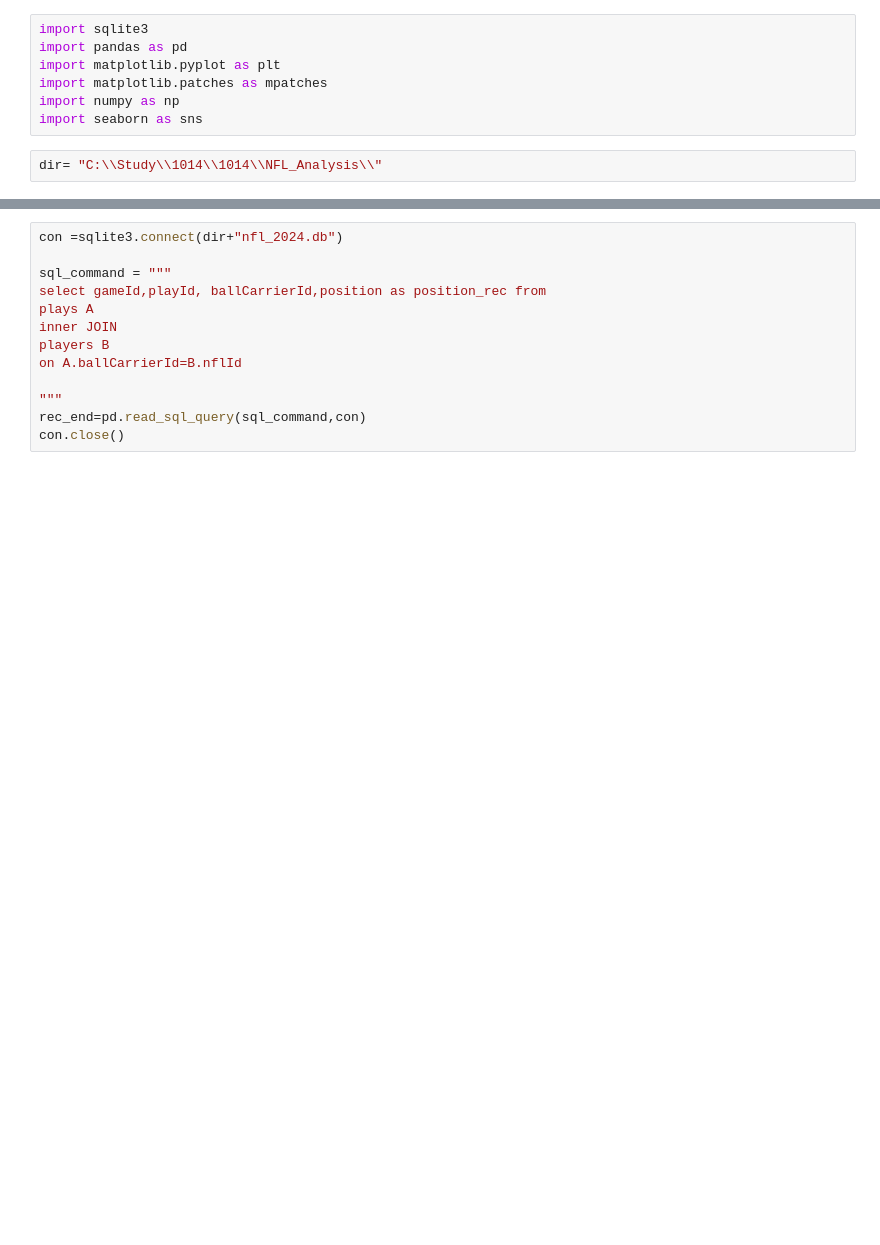
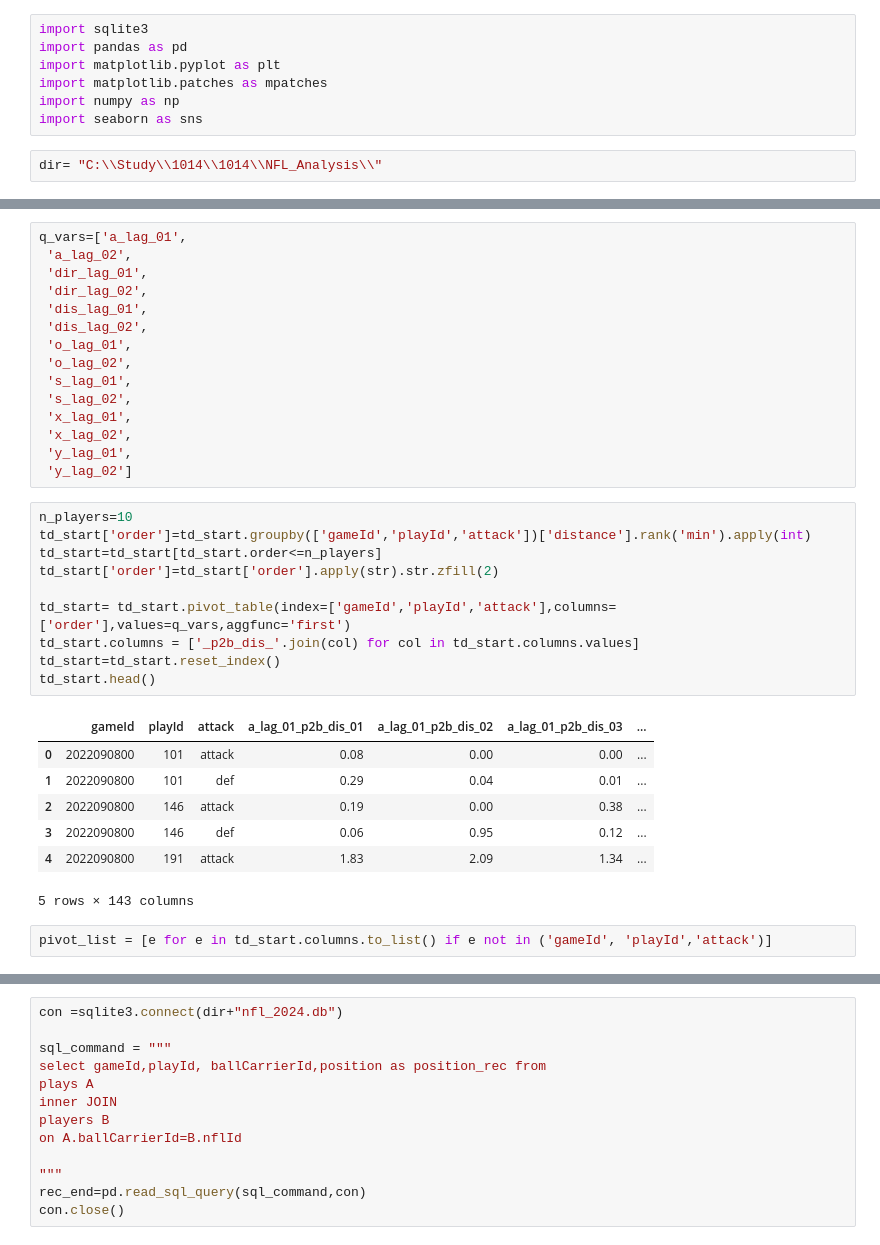
Before and after one commit to statmallu/NFL, a Jupyter notebook: graph NN/graph NN for multiclass prediction.ipynb, the cells around one changed output, grey strips where cells are left out. Cells and saved outputs as stored; diff of their text form; blank space fills up the shorter version.

```diff
--- a/graph NN/graph NN for multiclass prediction.ipynb
+++ b/graph NN/graph NN for multiclass prediction.ipynb
@@ -79,0 +118,35 @@ td_start.shape,td_cat.shape
+# %%
+q_vars=['a_lag_01',
+ 'a_lag_02',
+ 'dir_lag_01',
+ 'dir_lag_02',
+ 'dis_lag_01',
+ 'dis_lag_02',
+ 'o_lag_01',
+ 'o_lag_02',
+ 's_lag_01',
+ 's_lag_02',
+ 'x_lag_01',
+ 'x_lag_02',
+ 'y_lag_01',
+ 'y_lag_02']
+# %%
+n_players=10
+td_start['order']=td_start.groupby(['gameId','playId','attack'])['distance'].rank('min').apply(int)
+td_start=td_start[td_start.order<=n_players]
+td_start['order']=td_start['order'].apply(str).str.zfill(2)
+
+td_start= td_start.pivot_table(index=['gameId','playId','attack'],columns=['order'],values=q_vars,aggfunc='first')
+td_start.columns = ['_p2b_dis_'.join(col) for col in td_start.columns.values]
+td_start=td_start.reset_index()
+td_start.head()
+# %% [output]
+|  | gameId | playId | attack | a_lag_01_p2b_dis_01 | a_lag_01_p2b_dis_02 | a_lag_01_p2b_dis_03 | ... |
+| 0 | 2022090800 | 101 | attack | 0.08 | 0.00 | 0.00 | ... |
+| 1 | 2022090800 | 101 | def | 0.29 | 0.04 | 0.01 | ... |
+| 2 | 2022090800 | 146 | attack | 0.19 | 0.00 | 0.38 | ... |
+| 3 | 2022090800 | 146 | def | 0.06 | 0.95 | 0.12 | ... |
+| 4 | 2022090800 | 191 | attack | 1.83 | 2.09 | 1.34 | ... |
+5 rows × 143 columns
+# %%
+pivot_list = [e for e in td_start.columns.to_list() if e not in ('gameId', 'playId','attack')]
```
Also changed, not shown: parts of 51 cells of this notebook, 1 other file.
